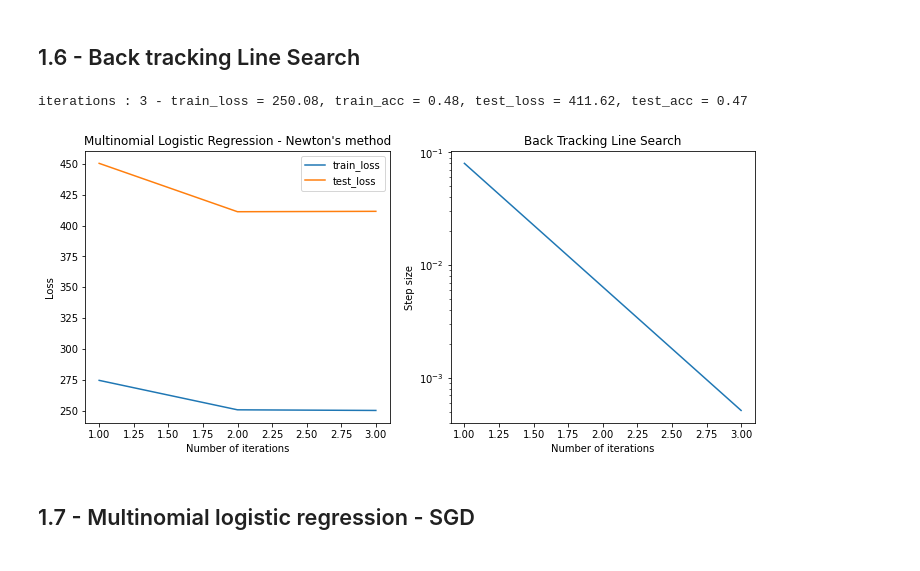
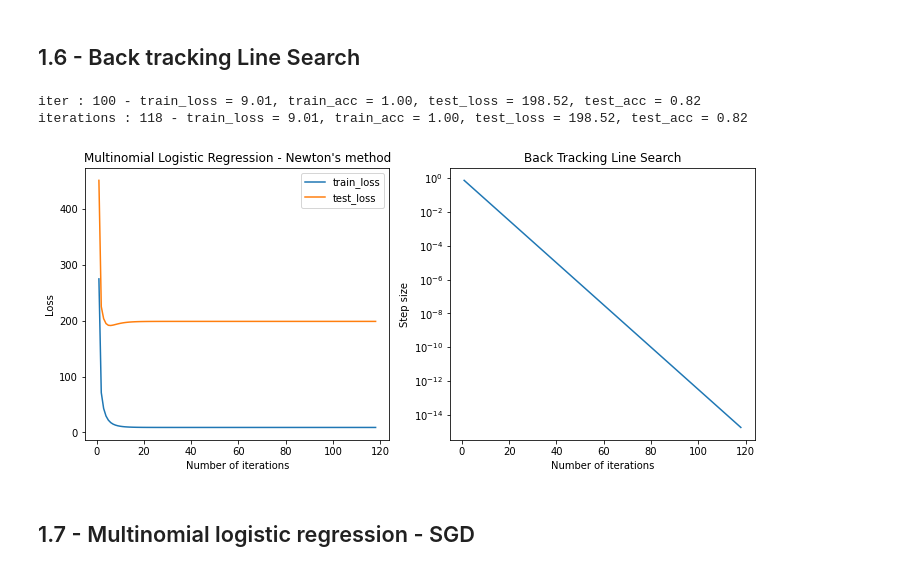
Before and after one commit to emarazz/siml_2019, a Jupyter notebook: H1/notebook.ipynb, the cells around one changed output. Cells and saved outputs as stored; diff of their text form; code cells hidden in the pictures.

```diff
--- a/H1/notebook.ipynb
+++ b/H1/notebook.ipynb
@@ -95,29 +95,30 @@ iter : 1000/1000 - train_loss = 33.59, train_acc = 0.95, test_loss = 220.74, tes
 ## 1.6 - Back tracking Line Search
 # %%
 theta_0 = np.zeros((n_features ,n_classes)) # Weights initialization
-rho = 0.08
-c = 1e-10
+rho = 0.75
+c = 1e-5
 
 losses_train, losses_test, thetas, alphas = backtracking_line_search(y_train, x_train, y_test, x_test, theta_0, rho, c, print_res_each=100)
 
 plt.figure(figsize=(12,5))
 plt.subplot(121)
 plt.plot(range(1,len(losses_train)+1), losses_train, label='train_loss')
 plt.plot(range(1,len(losses_test)+1), losses_test, label = 'test_loss')
 plt.xlabel('Number of iterations')
 plt.ylabel('Loss')
 plt.title('Multinomial Logistic Regression - Newton\'s method' )
 plt.legend()
 
 plt.subplot(122)
 plt.semilogy(range(1,len(alphas)+1), alphas, label = 'alpha')
 plt.xlabel('Number of iterations')
 plt.ylabel('Step size')
 plt.title('Back Tracking Line Search' )
 plt.show()
 # %% [output]
-iterations : 3 - train_loss = 250.08, train_acc = 0.48, test_loss = 411.62, test_acc = 0.47
+iter : 100 - train_loss = 9.01, train_acc = 1.00, test_loss = 198.52, test_acc = 0.82
+iterations : 118 - train_loss = 9.01, train_acc = 1.00, test_loss = 198.52, test_acc = 0.82
-[figure, old version]
+[figure, new version]
 # %%
 # rhos = np.geomspace(0.05,1e-1,30)
 # cs = np.geomspace(1e-11,1e-7,50)
```
Also changed, not shown: parts of 1 cell of this notebook, 1 other file.
